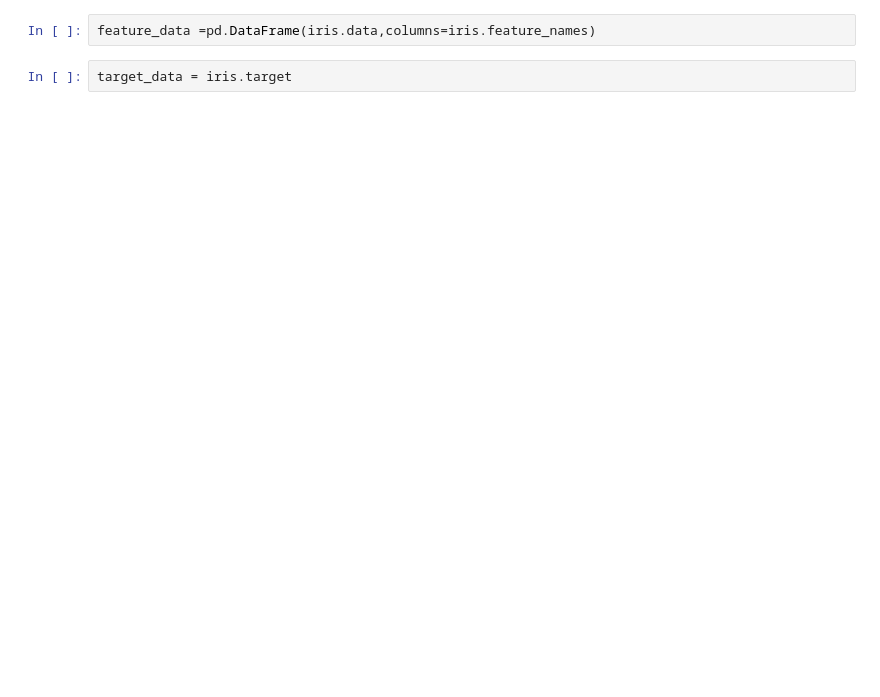
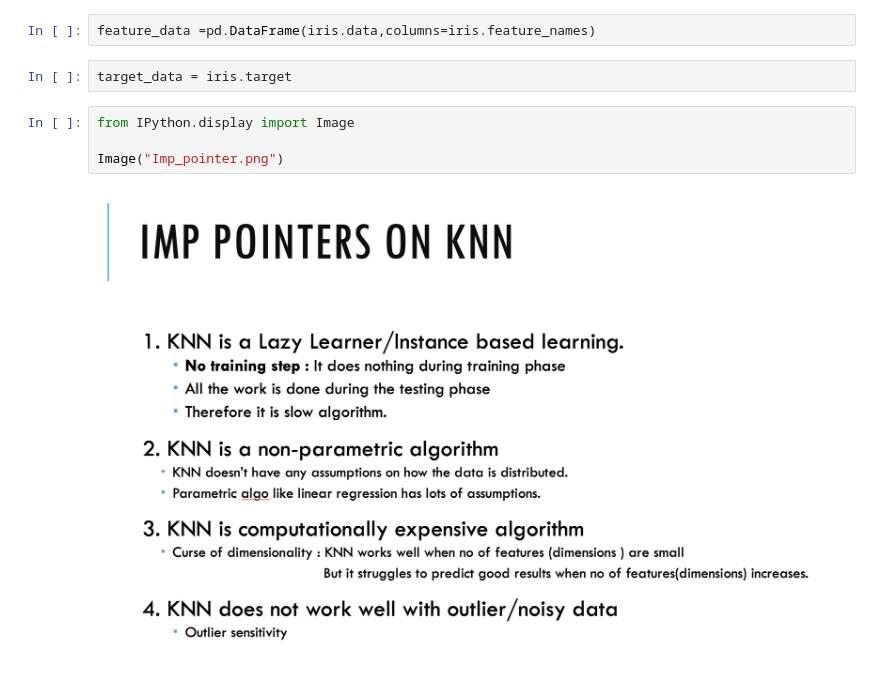
Before and after one commit to satyam3918/KNN, a Jupyter notebook: KNN_Modelling.ipynb, the cells around one changed output. Drawn from its saved outputs; the diff is of its cells as text; blank space fills up the shorter version.

```diff
--- a/KNN_Modelling.ipynb
+++ b/KNN_Modelling.ipynb
@@ -116,3 +131,9 @@ array(['setosa', 'versicolor', 'virginica'], dtype='<U10')
 feature_data =pd.DataFrame(iris.data,columns=iris.feature_names)
 # %%
 target_data = iris.target
+# %%
+from IPython.display import Image
+
+Image("Imp_pointer.png")
+# %% [output]
+[figure, added]
```
Also changed, not shown: parts of 21 cells of this notebook.
